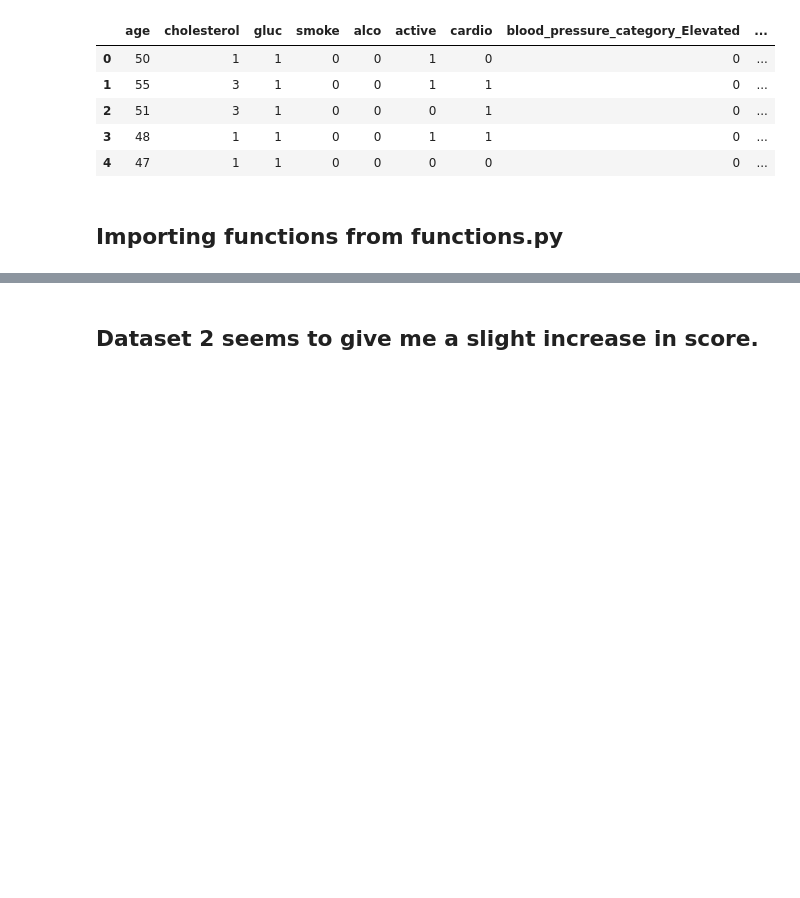
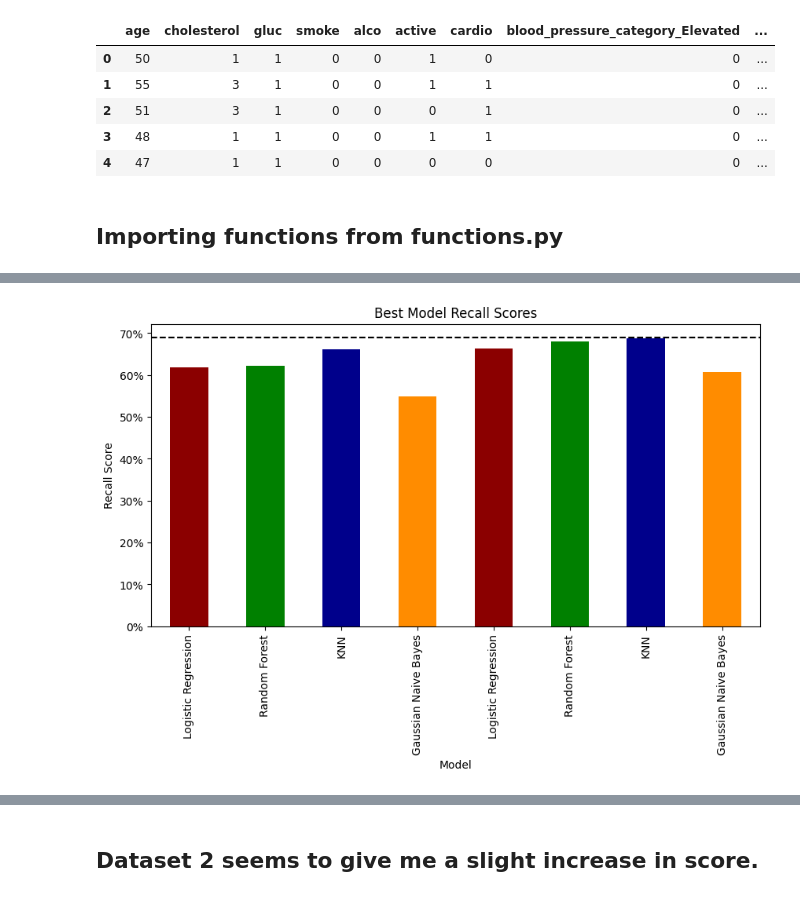
Before and after one commit to Rufshod/Machine-Learning-Alexander-Andersson, a Jupyter notebook: Lab/Lab_2_Split_df.ipynb, the cells around one changed output, grey strips where cells are left out. Saved outputs shown, nothing was run; the diff lists cells and outputs as text; code cells hidden in the pictures; blank space fills up the shorter version.

```diff
--- a/Lab/Lab_2_Split_df.ipynb
+++ b/Lab/Lab_2_Split_df.ipynb
@@ -365,0 +371,15 @@ plt.show()
+# %%
+fig = best_models_df["recall_score"].plot(kind="bar", title="Best Model Recall Scores", figsize=(10, 5), color=["darkred", "green", "darkblue", "darkorange"])
+fig.set_xlabel("Model")
+fig.set_ylabel("Recall Score")
+fig.set_xticklabels(best_models_df["Model"])
+# setting y label as percentage
+vals = fig.get_yticks()
+fig.set_yticklabels(['{:,.0%}'.format(x) for x in vals])
+
+# getting horizontal line
+hline = fig.axhline(y=0.69, color="black", linestyle="--")
+
+plt.show()
+# %% [output]
+[figure, added]
```
Also changed, not shown: parts of 19 cells of this notebook, 4 other files.
